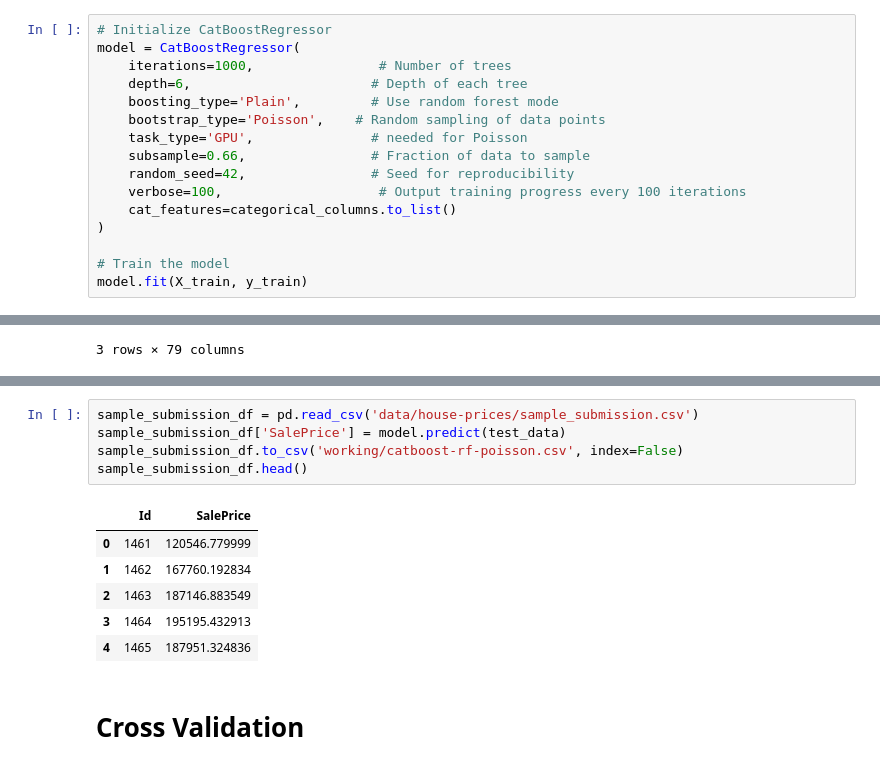
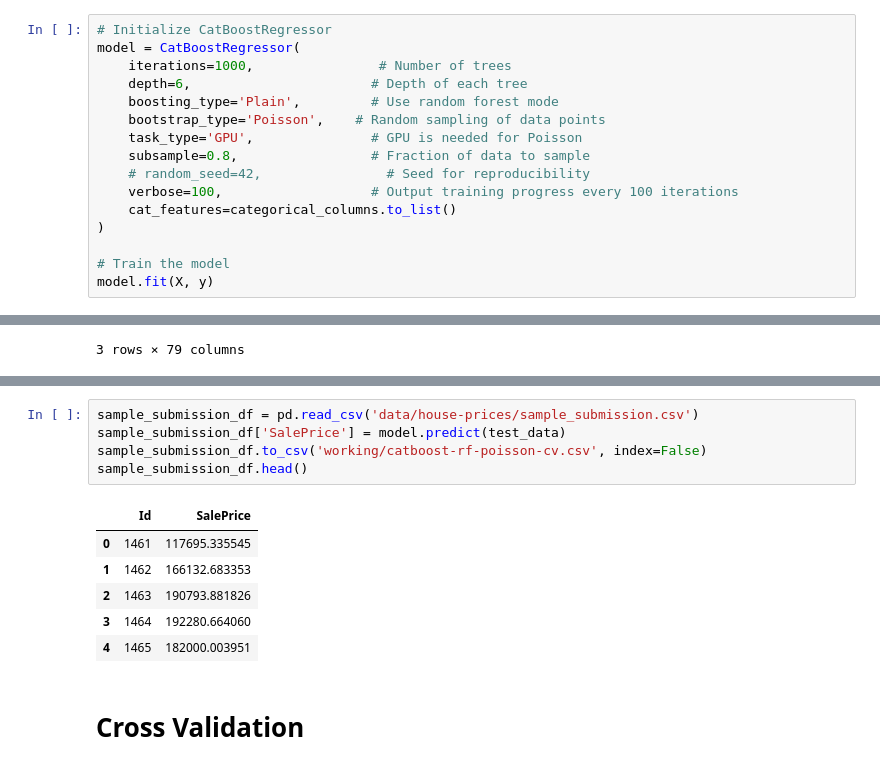
Before and after one commit to RuntianZ/kaggle, a Jupyter notebook: house-prices-catboost-rf.ipynb, the cells around one changed output, grey strips where cells are left out. Drawn from its saved outputs; the diff is of its cells as text.

Commit message:
poisson

```diff
--- a/house-prices-catboost-rf.ipynb
+++ b/house-prices-catboost-rf.ipynb
@@ -55,13 +58,13 @@ model = CatBoostRegressor(
     depth=6,                       # Depth of each tree
     boosting_type='Plain',         # Use random forest mode
     bootstrap_type='Poisson',    # Random sampling of data points
-    task_type='GPU',               # needed for Poisson
-    subsample=0.66,                # Fraction of data to sample
-    random_seed=42,                # Seed for reproducibility
-    verbose=100,                    # Output training progress every 100 iterations
+    task_type='GPU',               # GPU is needed for Poisson
+    subsample=0.8,                 # Fraction of data to sample
+    # random_seed=42,                # Seed for reproducibility
+    verbose=100,                   # Output training progress every 100 iterations
     cat_features=categorical_columns.to_list()
 )
 
 # Train the model
-model.fit(X_train, y_train)
+model.fit(X, y)
 # %% [output]
@@ -141,15 +124,15 @@ output.head()
 # %%
 sample_submission_df = pd.read_csv('data/house-prices/sample_submission.csv')
 sample_submission_df['SalePrice'] = model.predict(test_data)
-sample_submission_df.to_csv('working/catboost-rf-poisson.csv', index=False)
+sample_submission_df.to_csv('working/catboost-rf-poisson-cv.csv', index=False)
 sample_submission_df.head()
 # %% [output]
 |  | Id | SalePrice |
-| 0 | 1461 | 120546.779999 |
-| 1 | 1462 | 167760.192834 |
-| 2 | 1463 | 187146.883549 |
-| 3 | 1464 | 195195.432913 |
-| 4 | 1465 | 187951.324836 |
+| 0 | 1461 | 117695.335545 |
+| 1 | 1462 | 166132.683353 |
+| 2 | 1463 | 190793.881826 |
+| 3 | 1464 | 192280.664060 |
+| 4 | 1465 | 182000.003951 |
 # %% [markdown]
 # Cross Validation
 # %%
```
Also changed, not shown: parts of 5 cells of this notebook, 2 other files.
